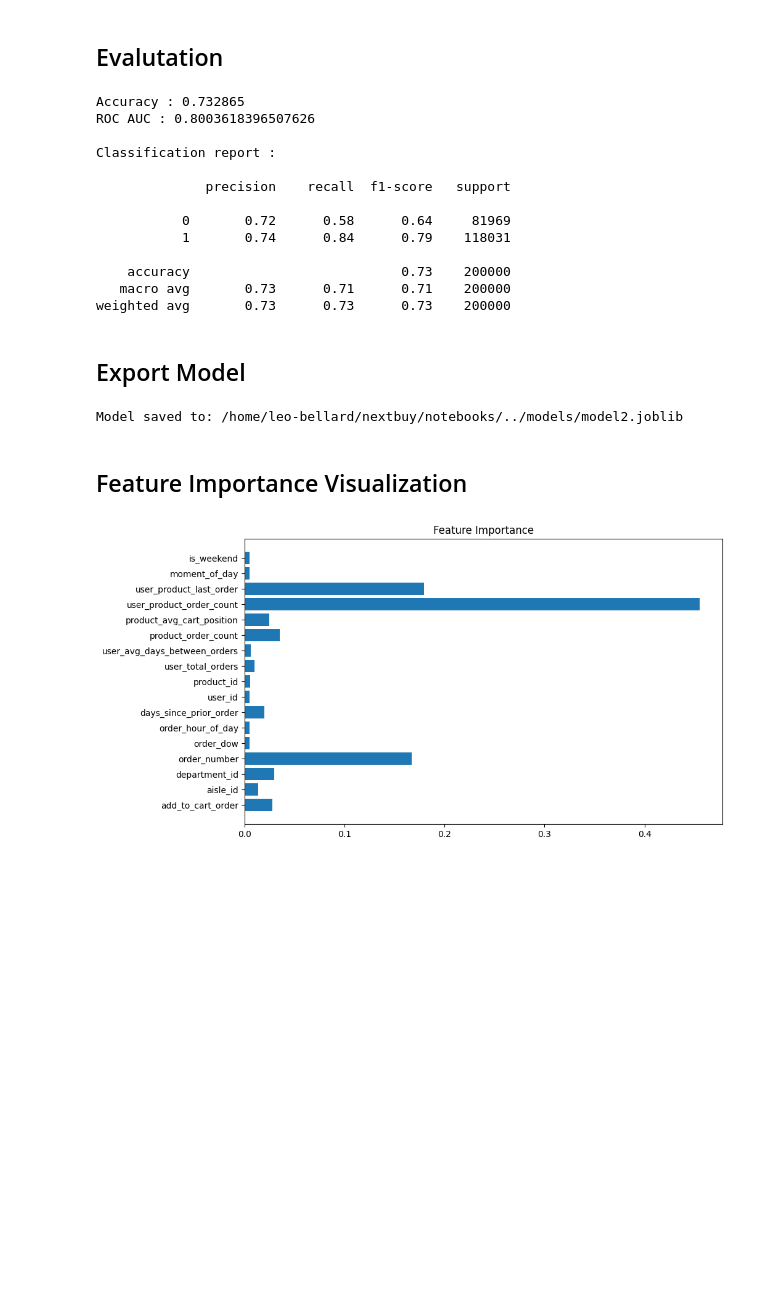
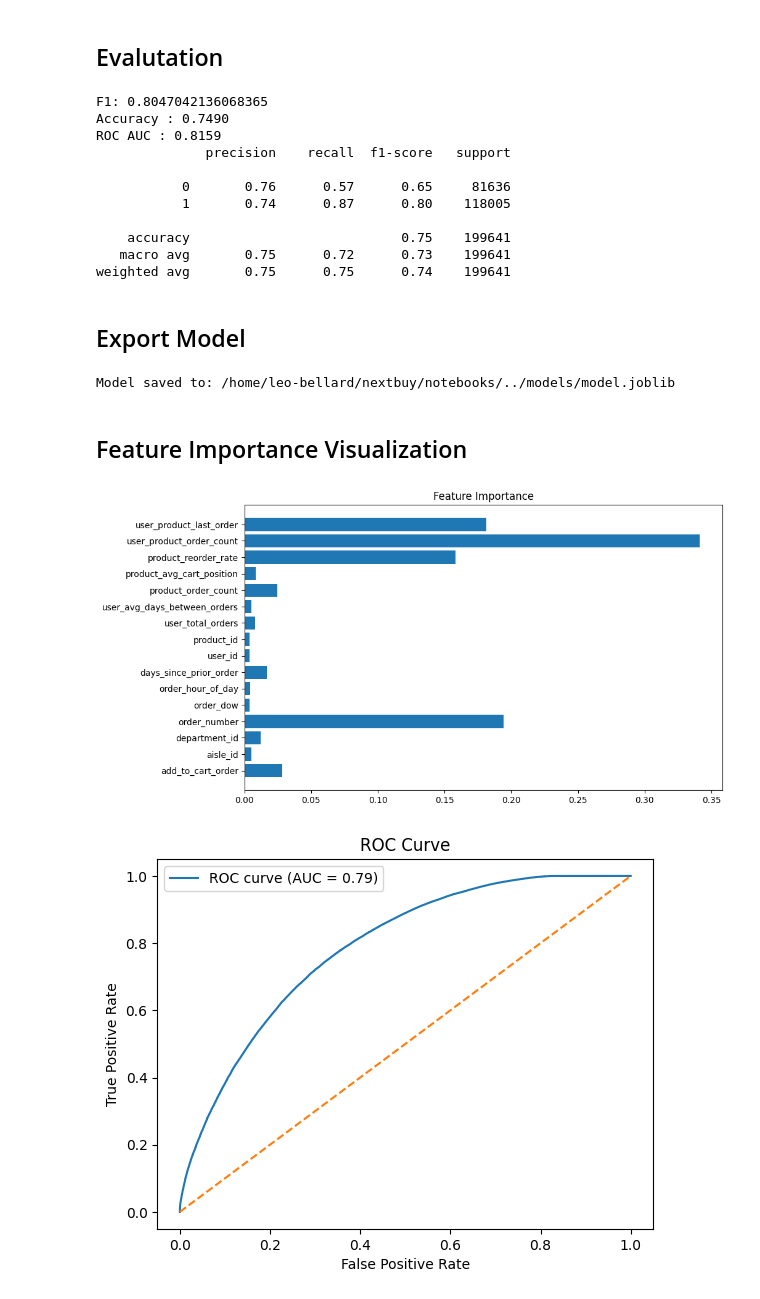
Before and after one commit to PornraksaSuksawaeng/nextbuy-data-analysis, a Jupyter notebook: notebooks/03_models_leo.ipynb, the cells around one changed output. Cells and saved outputs as stored; diff of their text form; code cells hidden in the pictures; blank space fills up the shorter version.

Commit message:
feat(models): Finalization of the model and documentation

```diff
--- a/notebooks/03_models_leo.ipynb
+++ b/notebooks/03_models_leo.ipynb
@@ -182,16 +162,16 @@ X_train.head()
 # %% [markdown]
 ## Create the Pipeline
 # %%
-pipeline = Pipeline([
-    ("imputer", SimpleImputer(strategy="median")), # Replace Nan values with the median
+pipe_reorder = Pipeline([
+    ("imputer", SimpleImputer(strategy="median")), # Replace NaN values with the median
     ("model", XGBClassifier(
         n_estimators=200, # Number of trees
-        max_depth=8,
+        max_depth=8, # Maximum depth of each tree
         learning_rate=0.1,
-        subsample=1,
-        colsample_bytree=0.8,
-        random_state=42,
-        n_jobs=-1,
-        eval_metric="logloss"
+        subsample=1,  # Fraction of samples used per tree
+        colsample_bytree=0.8, # Fraction of features used per tree
+        random_state=42, # Random seed
+        n_jobs=-1, # Use all CPU (-1)
+        eval_metric="logloss" # Metric for training
     ))
 ])
@@ -240,58 +223,69 @@ print(cm)
 # %% [markdown]
 ## Evalutation
 # %%
-accuracy = accuracy_score(y_test, y_pred)
-roc_auc = roc_auc_score(y_test, y_pred_proba)
+accuracy = accuracy_score(y_test, y_pred) # % of correct predictions
+roc_auc = roc_auc_score(y_test, y_pred_proba) # Class separation quality
+f1 = f1_score(y_test, y_pred) # Balance between precision and recall
 
-print("Accuracy :", accuracy)
-print("ROC AUC :", roc_auc)
+print(f"Accuracy : {accuracy:.4f}")
+print(f"ROC AUC : {roc_auc:.4f}")
+print(f"F1 : {f1:.4f}")
 
 print(classification_report(y_test, y_pred))
 # %% [output]
-Accuracy : 0.732865
-ROC AUC : 0.8003618396507626
-
-Classification report :
-
+F1: 0.8047042136068365
+Accuracy : 0.7490
+ROC AUC : 0.8159
               precision    recall  f1-score   support
 
-           0       0.72      0.58      0.64     81969
-           1       0.74      0.84      0.79    118031
+           0       0.76      0.57      0.65     81636
+           1       0.74      0.87      0.80    118005
 
-    accuracy                           0.73    200000
-   macro avg       0.73      0.71      0.71    200000
-weighted avg       0.73      0.73      0.73    200000
+    accuracy                           0.75    199641
+   macro avg       0.75      0.72      0.73    199641
+weighted avg       0.75      0.75      0.74    199641
 # %% [markdown]
 ## Export Model
 # %%
-pipe_reorder = None # NOTE: Temporary
-
 if USE_S3:
     import s3fs
     fs = s3fs.S3FileSystem()
-    with fs.open(f's3://{S3_BUCKET}/model2.joblib', 'wb') as f:
+    with fs.open(f's3://{S3_BUCKET}/model1.joblib', 'wb') as f:
         joblib.dump(pipe_reorder, f)
-    print(f'Model saved to: s3://{S3_BUCKET}/model2.joblib')
+    print(f'Model saved to: s3://{S3_BUCKET}/model1.joblib')
 else:
     models_dir = os.path.join(BASE_DIR, '..', 'models')
     os.makedirs(models_dir, exist_ok=True)
-    out_path = os.path.join(models_dir, 'model2.joblib')
+    out_path = os.path.join(models_dir, 'model.joblib')
     joblib.dump(pipe_reorder, out_path)
     print(f'Model saved to: {out_path}')
 # %% [output]
-Model saved to: /home/leo-bellard/nextbuy/notebooks/../models/model2.joblib
+Model saved to: /home/leo-bellard/nextbuy/notebooks/../models/model.joblib
 # %% [markdown]
 ## Feature Importance Visualization
 # %%
-model = pipeline.named_steps["model"]
+model = pipe_reorder.named_steps["model"]
 
 importances = model.feature_importances_
-
 features = X_train.columns
 
 plt.figure(figsize=(10,6))
 plt.barh(features, importances)
 plt.title("Feature Importance")
 plt.show()
+
+
+y_proba = model.predict_proba(X_test)[:,1]
+false_positives_rate, true_positives_rate, _ = roc_curve(y_test, y_proba)
+roc_auc = roc_auc_score(y_test, y_proba)
+
+plt.plot(false_positives_rate, true_positives_rate, label="ROC curve (AUC = %0.2f)" % roc_auc)
+plt.plot([0,1], [0,1], linestyle="--")
+plt.xlabel("False Positive Rate")
+plt.ylabel("True Positive Rate")
+plt.title("ROC Curve")
+plt.legend()
+plt.show()
 # %% [output]
-[figure, old version]
+[figure, new version]
+[figure, added]
```
Also changed, not shown: parts of 17 cells of this notebook.
